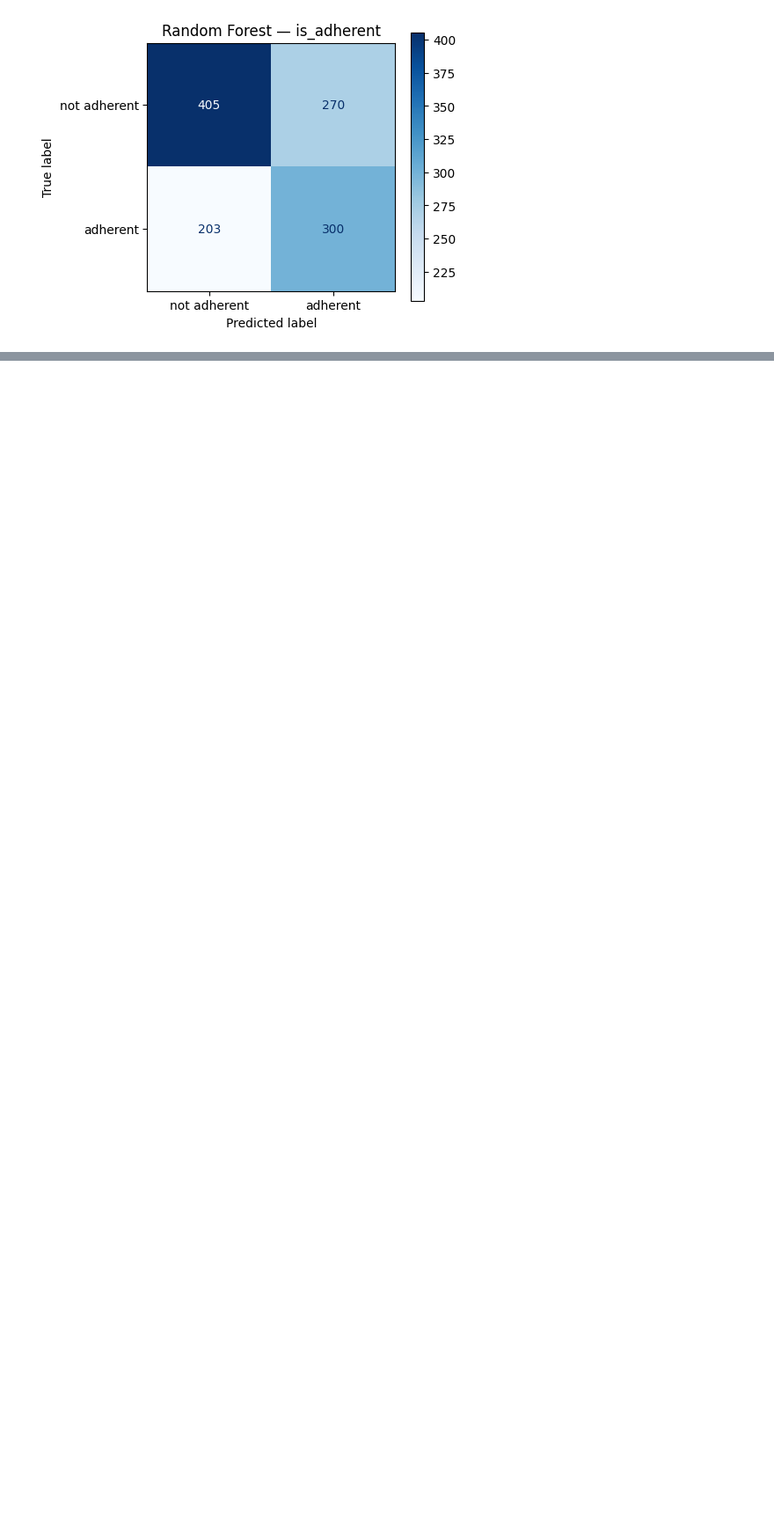
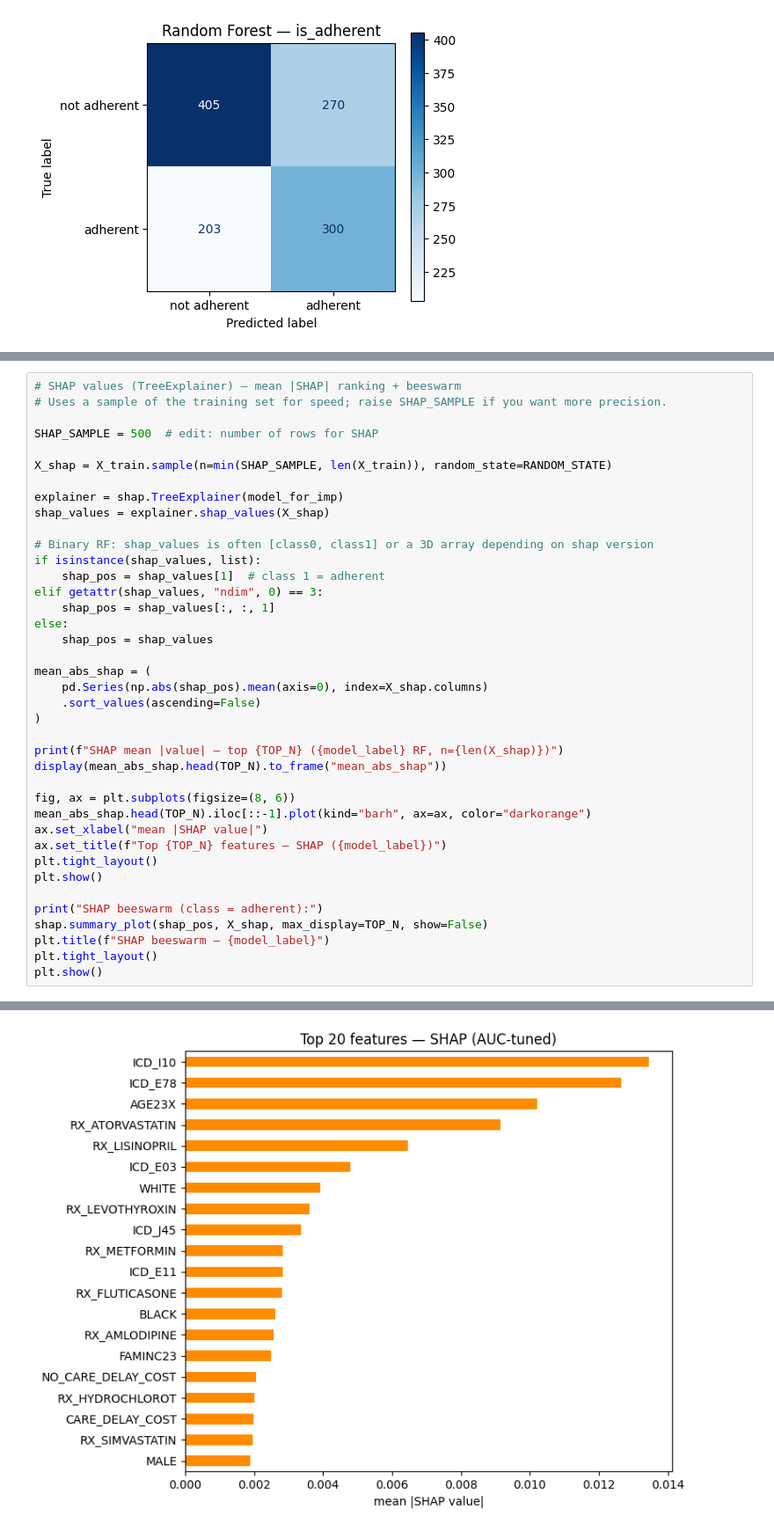
Before and after one commit to FrianaEngineer/Medical-Adherence, a Jupyter notebook: Notebooks/MEPS/2023_clean.ipynb, the cells around one changed output, grey strips where cells are left out. Shown at 88% size. Cells and saved outputs as stored; diff of their text form; blank space fills up the shorter version.

```diff
--- a/Notebooks/MEPS/2023_clean.ipynb
+++ b/Notebooks/MEPS/2023_clean.ipynb
@@ -2365,0 +2411,40 @@ Confusion matrix (test set):
+# %%
+# SHAP values (TreeExplainer) — mean |SHAP| ranking + beeswarm
+# Uses a sample of the training set for speed; raise SHAP_SAMPLE if you want more precision.
+
+SHAP_SAMPLE = 500  # edit: number of rows for SHAP
+
+X_shap = X_train.sample(n=min(SHAP_SAMPLE, len(X_train)), random_state=RANDOM_STATE)
+
+explainer = shap.TreeExplainer(model_for_imp)
+shap_values = explainer.shap_values(X_shap)
+
+# Binary RF: shap_values is often [class0, class1] or a 3D array depending on shap version
+if isinstance(shap_values, list):
+    shap_pos = shap_values[1]  # class 1 = adherent
+elif getattr(shap_values, "ndim", 0) == 3:
+    shap_pos = shap_values[:, :, 1]
+else:
+    shap_pos = shap_values
+
+mean_abs_shap = (
+    pd.Series(np.abs(shap_pos).mean(axis=0), index=X_shap.columns)
+    .sort_values(ascending=False)
+)
+
+print(f"SHAP mean |value| — top {TOP_N} ({model_label} RF, n={len(X_shap)})")
+display(mean_abs_shap.head(TOP_N).to_frame("mean_abs_shap"))
+
+fig, ax = plt.subplots(figsize=(8, 6))
+mean_abs_shap.head(TOP_N).iloc[::-1].plot(kind="barh", ax=ax, color="darkorange")
+ax.set_xlabel("mean |SHAP value|")
+ax.set_title(f"Top {TOP_N} features — SHAP ({model_label})")
+plt.tight_layout()
+plt.show()
+
+print("SHAP beeswarm (class = adherent):")
+shap.summary_plot(shap_pos, X_shap, max_display=TOP_N, show=False)
+plt.title(f"SHAP beeswarm — {model_label}")
+plt.tight_layout()
+plt.show()
+# %% [output]
@@ -2365,0 +2469 @@ Confusion matrix (test set):
+[figure, added]
```
Also changed, not shown: parts of 8 cells of this notebook.
